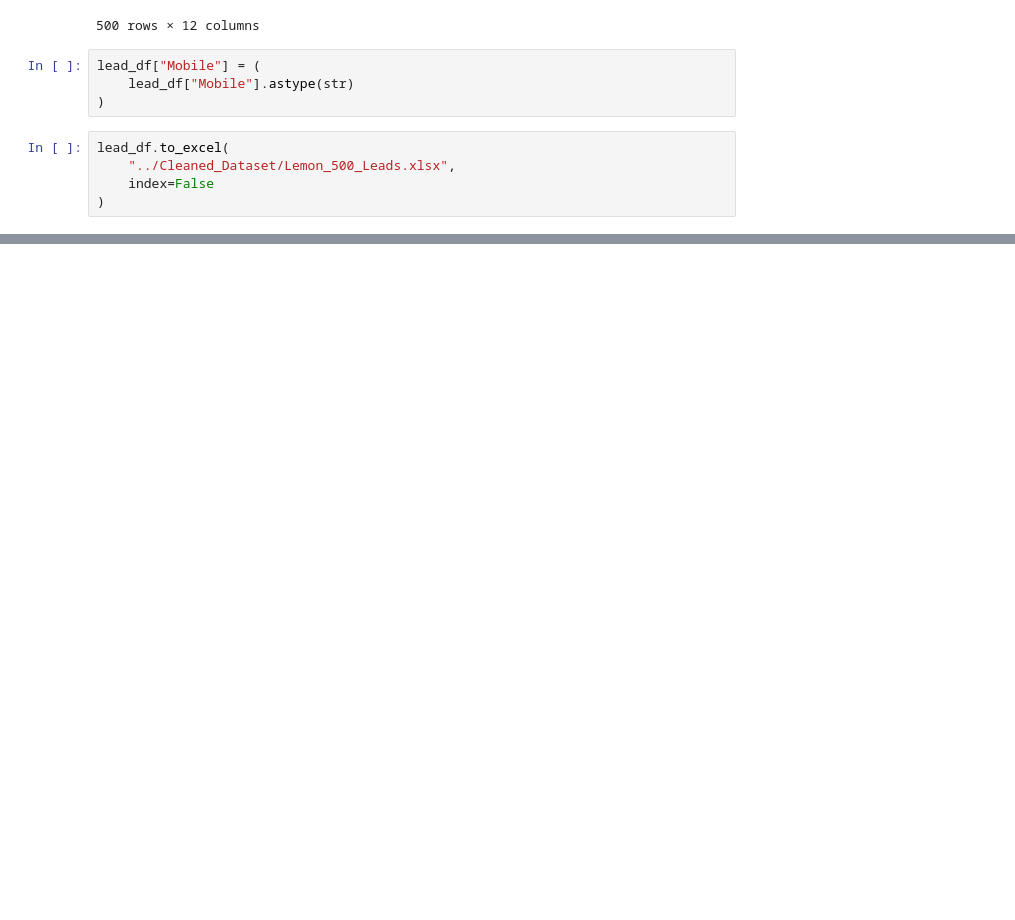
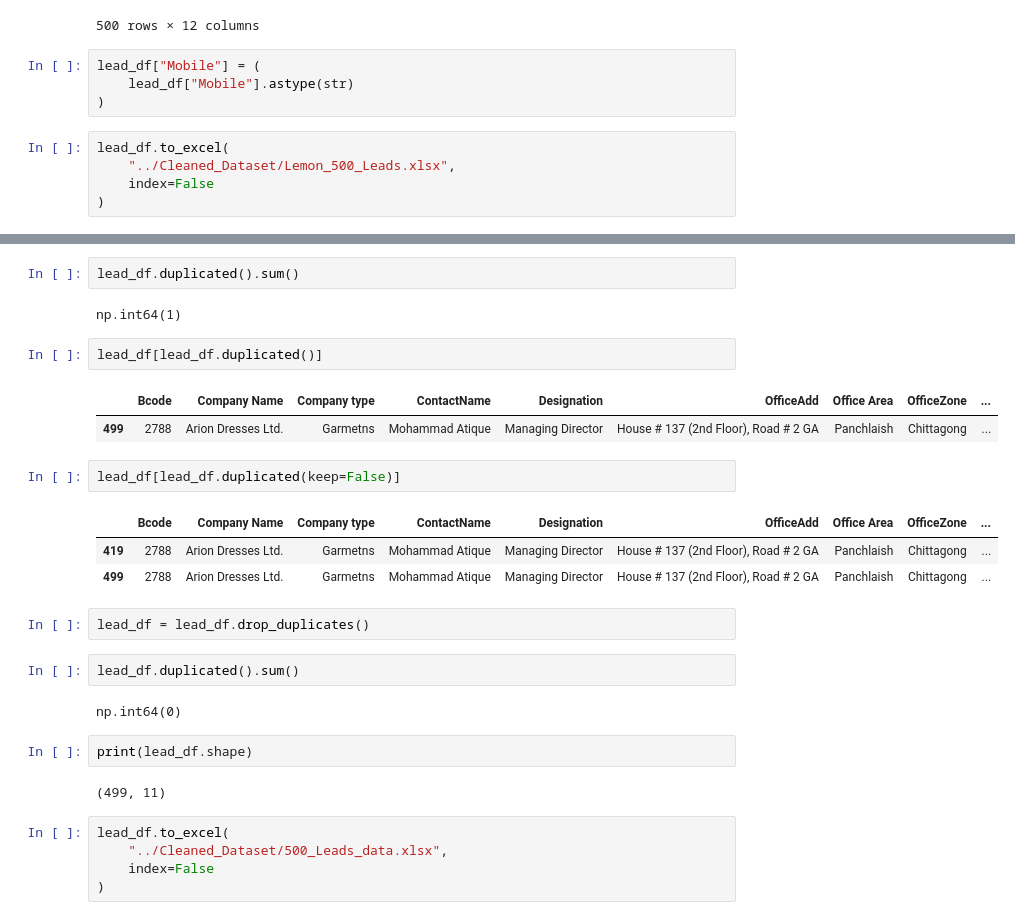
Before and after one commit to MirzaRafi900/Bangladesh-Garments-Lead-Processing-Pipeline, a Jupyter notebook: Notebook/Lead_Cleaning.ipynb, the cells around one changed output, grey strips where cells are left out. Saved outputs shown, nothing was run; the diff lists cells and outputs as text; blank space fills up the shorter version.

```diff
--- a/Notebook/Lead_Cleaning.ipynb
+++ b/Notebook/Lead_Cleaning.ipynb
@@ -109,0 +283,30 @@ lead_df.to_excel(
+# %%
+lead_df.duplicated().sum()
+# %% [output]
+np.int64(1)
+# %%
+lead_df[lead_df.duplicated()]
+# %% [output]
+|  | Bcode | Company Name | Company type | ContactName | Designation | OfficeAdd | Office Area | OfficeZone | ... |
+| 499 | 2788 | Arion Dresses Ltd. | Garmetns | Mohammad Atique | Managing Director | House # 137 (2nd Floor), Road # 2 GA | Panchlaish | Chittagong | ... |
+# %%
+lead_df[lead_df.duplicated(keep=False)]
+# %% [output]
+|  | Bcode | Company Name | Company type | ContactName | Designation | OfficeAdd | Office Area | OfficeZone | ... |
+| 419 | 2788 | Arion Dresses Ltd. | Garmetns | Mohammad Atique | Managing Director | House # 137 (2nd Floor), Road # 2 GA | Panchlaish | Chittagong | ... |
+| 499 | 2788 | Arion Dresses Ltd. | Garmetns | Mohammad Atique | Managing Director | House # 137 (2nd Floor), Road # 2 GA | Panchlaish | Chittagong | ... |
+# %%
+lead_df = lead_df.drop_duplicates()
+# %%
+lead_df.duplicated().sum()
+# %% [output]
+np.int64(0)
+# %%
+print(lead_df.shape)
+# %% [output]
+(499, 11)
+# %%
+lead_df.to_excel(
+    "../Cleaned_Dataset/500_Leads_data.xlsx",
+    index=False
+)
```
Also changed, not shown: parts of 18 cells of this notebook, 2 other files.
